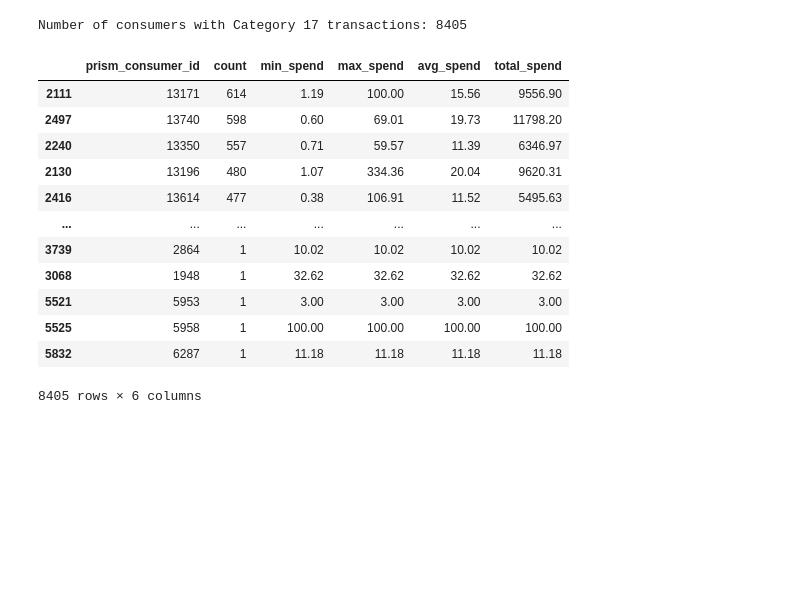
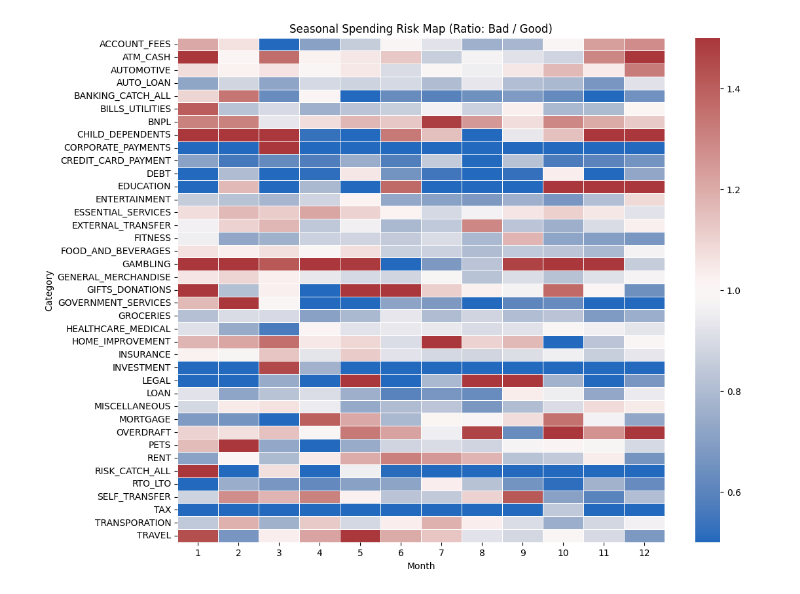
Before and after one commit to harisdsc/DSC180B, a Jupyter notebook: fitting_model.ipynb, the cells around one changed output. Saved outputs shown, nothing was run; the diff lists cells and outputs as text; code cells hidden in the pictures; blank space fills up the shorter version.

```diff
--- a/fitting_model.ipynb
+++ b/fitting_model.ipynb
@@ -378,32 +610,46 @@ plot_feature_risk_trends(final_product, features_to_plot)
-# %%
-cat17_df = history_df[history_df['category'] == 17]
-
-cat17_stats = cat17_df.groupby('prism_consumer_id')['amount'].agg(
-    count='count',      # How many times they shopped in Cat 17
-    min_spend='min',    # Smallest purchase
-    max_spend='max',    # Largest purchase
-    avg_spend='mean',   # Average purchase size
-    total_spend='sum'   # Total money spent in Cat 17
-).reset_index()
-
-cat17_stats = cat17_stats.round(2)
-
-cat17_stats = cat17_stats.sort_values('count', ascending=False)
-
-print(f"Number of consumers with Category 17 transactions: {len(cat17_stats)}")
-cat17_stats
-# %% [output]
-Number of consumers with Category 17 transactions: 8405
-|  | prism_consumer_id | count | min_spend | max_spend | avg_spend | total_spend |
-| 2111 | 13171 | 614 | 1.19 | 100.00 | 15.56 | 9556.90 |
-| 2497 | 13740 | 598 | 0.60 | 69.01 | 19.73 | 11798.20 |
-| 2240 | 13350 | 557 | 0.71 | 59.57 | 11.39 | 6346.97 |
-| 2130 | 13196 | 480 | 1.07 | 334.36 | 20.04 | 9620.31 |
-| 2416 | 13614 | 477 | 0.38 | 106.91 | 11.52 | 5495.63 |
-| ... | ... | ... | ... | ... | ... | ... |
-| 3739 | 2864 | 1 | 10.02 | 10.02 | 10.02 | 10.02 |
-| 3068 | 1948 | 1 | 32.62 | 32.62 | 32.62 | 32.62 |
-| 5521 | 5953 | 1 | 3.00 | 3.00 | 3.00 | 3.00 |
-| 5525 | 5958 | 1 | 100.00 | 100.00 | 100.00 | 100.00 |
-| 5832 | 6287 | 1 | 11.18 | 11.18 | 11.18 | 11.18 |
-8405 rows × 6 columns
+# %%
+import pandas as pd
+import seaborn as sns
+import matplotlib.pyplot as plt
+
+seasonal_df = history_df[history_df['credit_or_debit'] == 'DEBIT'].copy()
+seasonal_df['month'] = seasonal_df['posted_date'].dt.month
+
+consumer_seasonality = seasonal_df.groupby([
+    'prism_consumer_id',
+    'DQ_TARGET',
+    'category',
+    'month'
+])['amount'].sum().reset_index()
+
+class_seasonality = consumer_seasonality.groupby([
+    'DQ_TARGET',
+    'category',
+    'month'
+])['amount'].mean().reset_index()
+
+good_profile = class_seasonality[class_seasonality['DQ_TARGET'] == 0].pivot(
+    index='category', columns='month', values='amount'
+).fillna(0)
+
+bad_profile = class_seasonality[class_seasonality['DQ_TARGET'] == 1].pivot(
+    index='category', columns='month', values='amount'
+).fillna(0)
+
+seasonality_ratio = (bad_profile + 1) / (good_profile + 1)
+
+plt.figure(figsize=(12, 10))
+sns.heatmap(
+    seasonality_ratio,
+    cmap='vlag',
+    center=1.0,
+    vmin=0.5, vmax=1.5,
+    linewidths=.5
+)
+
+plt.title('Seasonal Spending Risk Map (Ratio: Bad / Good)')
+plt.xlabel('Month')
+plt.ylabel('Category')
+plt.show()
+# %% [output]
+[figure, added]
```
Also changed, not shown: parts of 20 cells of this notebook, 1 other file.
